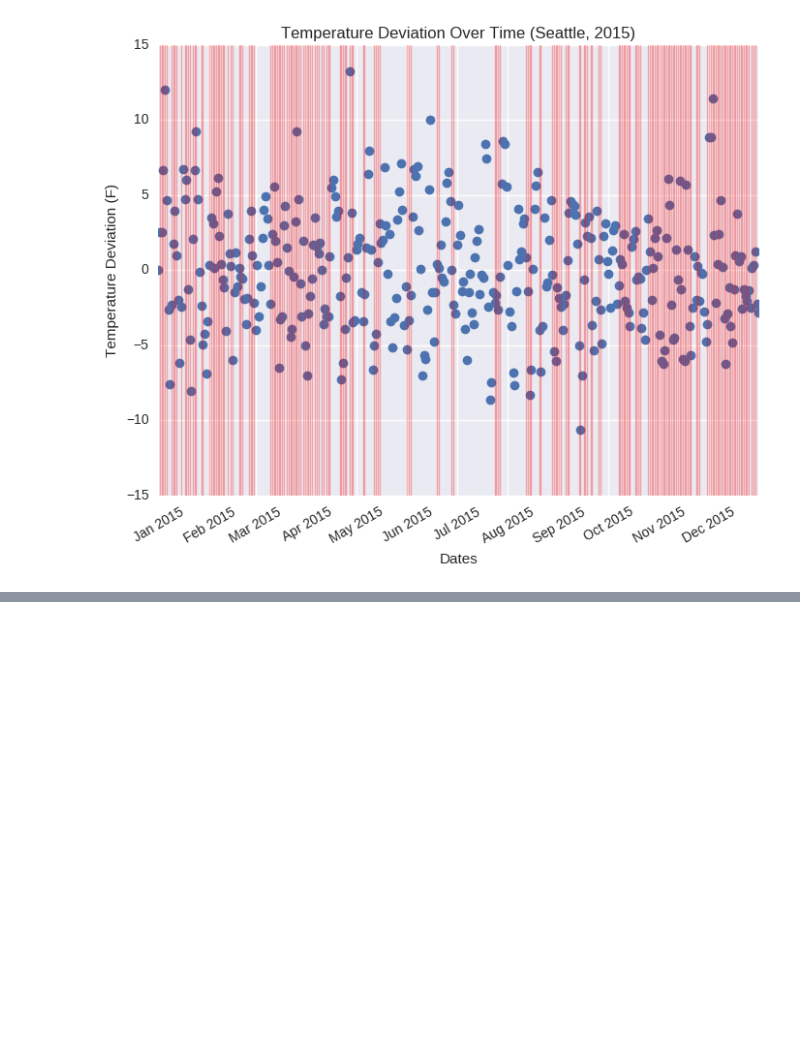
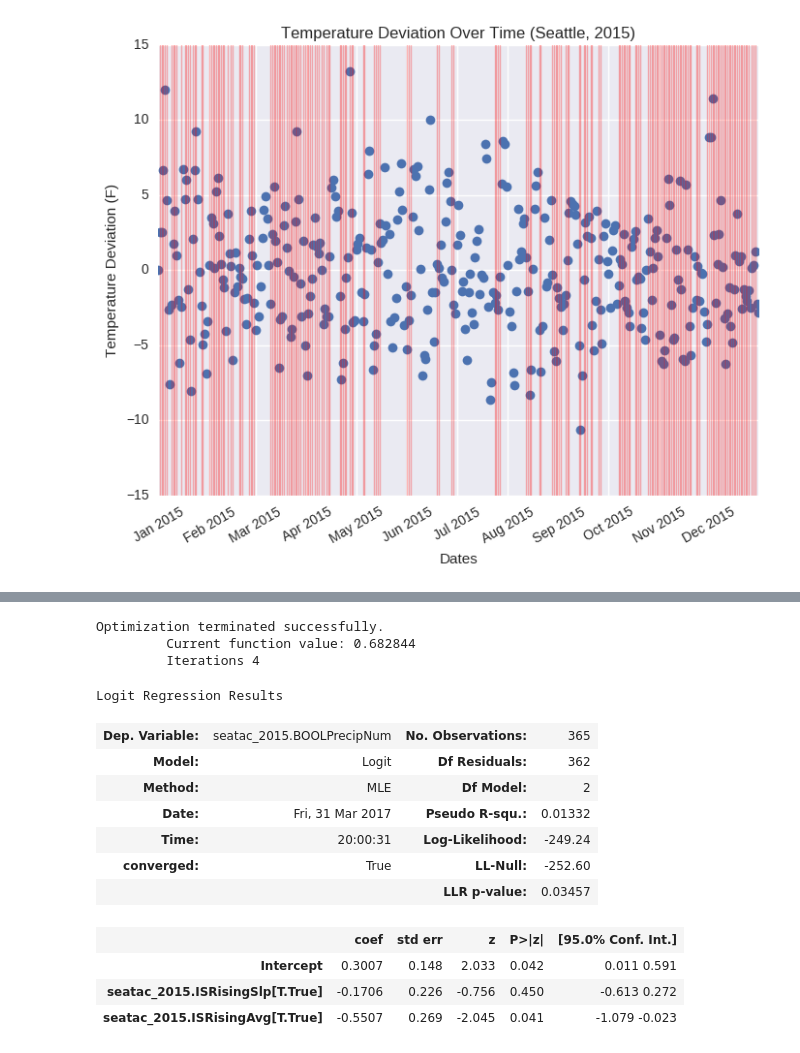
Before and after one commit to williamalu/data_science_weather, a Jupyter notebook: report2.ipynb, the cells around one changed output, grey strips where cells are left out. Cells and saved outputs as stored; diff of their text form; code cells hidden in the pictures; blank space fills up the shorter version.

```diff
--- a/report2.ipynb
+++ b/report2.ipynb
@@ -194,0 +214,21 @@ Logit Regression Results
+# %%
+formula = 'seatac_2015.BOOLPrecipNum ~ seatac_2015.ISRisingSlp + seatac_2015.ISRisingAvg'
+model = smf.logit(formula, data=seatac_2015)
+results = model.fit()
+results.summary()
+# %% [output]
+Optimization terminated successfully.
+         Current function value: 0.682844
+         Iterations 4
+Logit Regression Results
+| Dep. Variable: | seatac_2015.BOOLPrecipNum | No. Observations: | 365 |
+| Model: | Logit | Df Residuals: | 362 |
+| Method: | MLE | Df Model: | 2 |
+| Date: | Fri, 31 Mar 2017 | Pseudo R-squ.: | 0.01332 |
+| Time: | 20:00:31 | Log-Likelihood: | -249.24 |
+| converged: | True | LL-Null: | -252.60 |
+|  |  | LLR p-value: | 0.03457 |
+|  | coef | std err | z | P>|z| | [95.0% Conf. Int.] |
+| Intercept | 0.3007 | 0.148 | 2.033 | 0.042 | 0.011 0.591 |
+| seatac_2015.ISRisingSlp[T.True] | -0.1706 | 0.226 | -0.756 | 0.450 | -0.613 0.272 |
+| seatac_2015.ISRisingAvg[T.True] | -0.5507 | 0.269 | -2.045 | 0.041 | -1.079 -0.023 |
```
Also changed, not shown: parts of 16 cells of this notebook.
